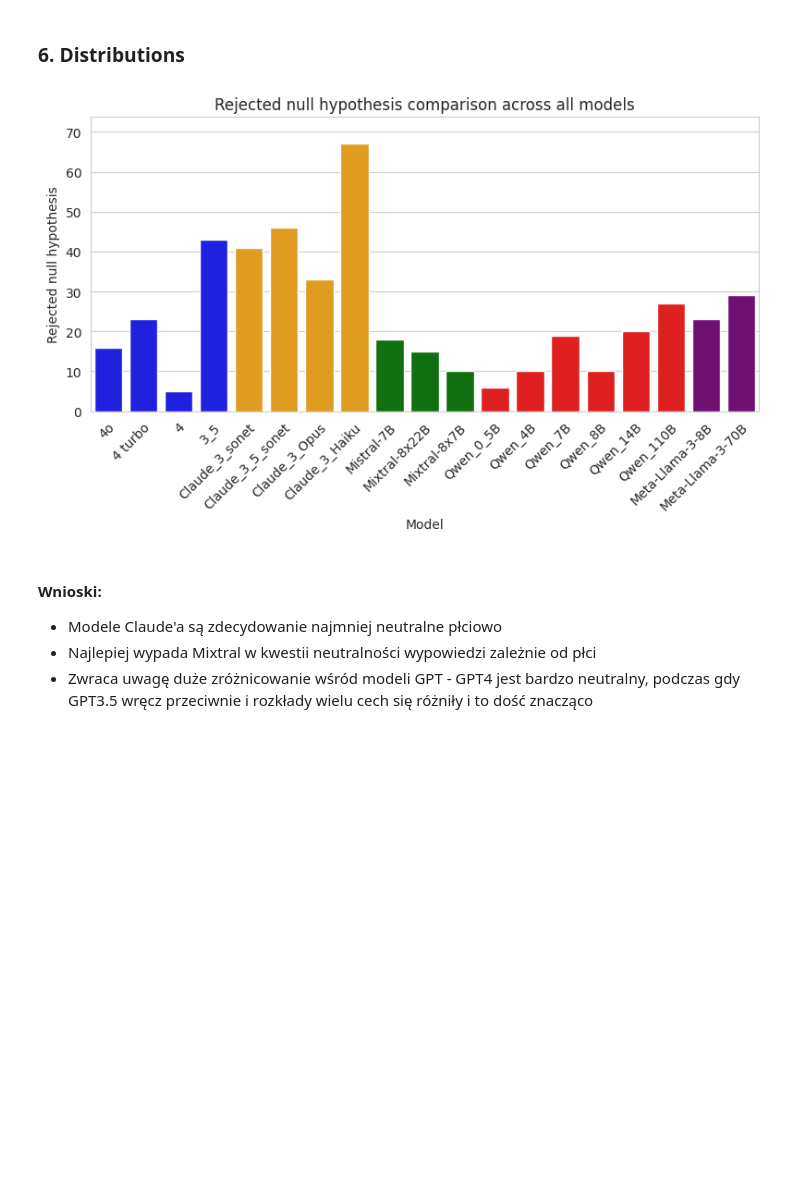
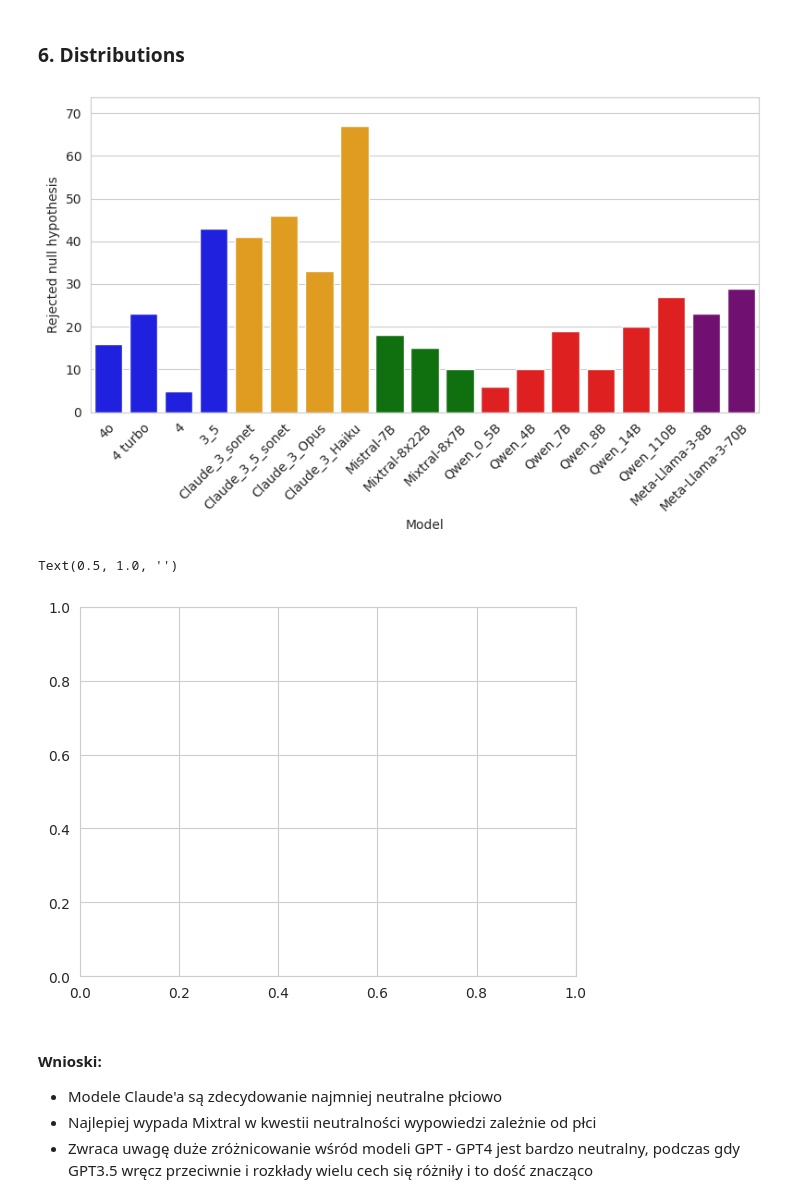
Before and after one commit to azoz01/data-science-workshop-2025L, a Jupyter notebook: text_feature_analysis/all_models_analysis.ipynb, the cells around one changed output. Drawn from its saved outputs; the diff is of its cells as text; code cells hidden in the pictures; blank space fills up the shorter version.

```diff
--- a/text_feature_analysis/all_models_analysis.ipynb
+++ b/text_feature_analysis/all_models_analysis.ipynb
@@ -145,11 +146,14 @@ for record in female_male_dfs:
 # %%
 count_models_pvalues = {
     model_name: len(pvalues) for model_name, pvalues in models_wilcoxon_pvalues.items()
 }
 
 plot_models_comparison(count_models_pvalues, "Rejected null hypothesis", path_to_save=PLOTS_DIR)
+plt.title("")
 # %% [output]
-[figure, old version]
+[figure, new version]
+Text(0.5, 1.0, '')
+[figure, added]
 # %% [markdown]
 #### **Wnioski**:
 - Modele Claude'a są zdecydowanie najmniej neutralne płciowo
```
Also changed, not shown: parts of 2 cells of this notebook, 43 other files.
